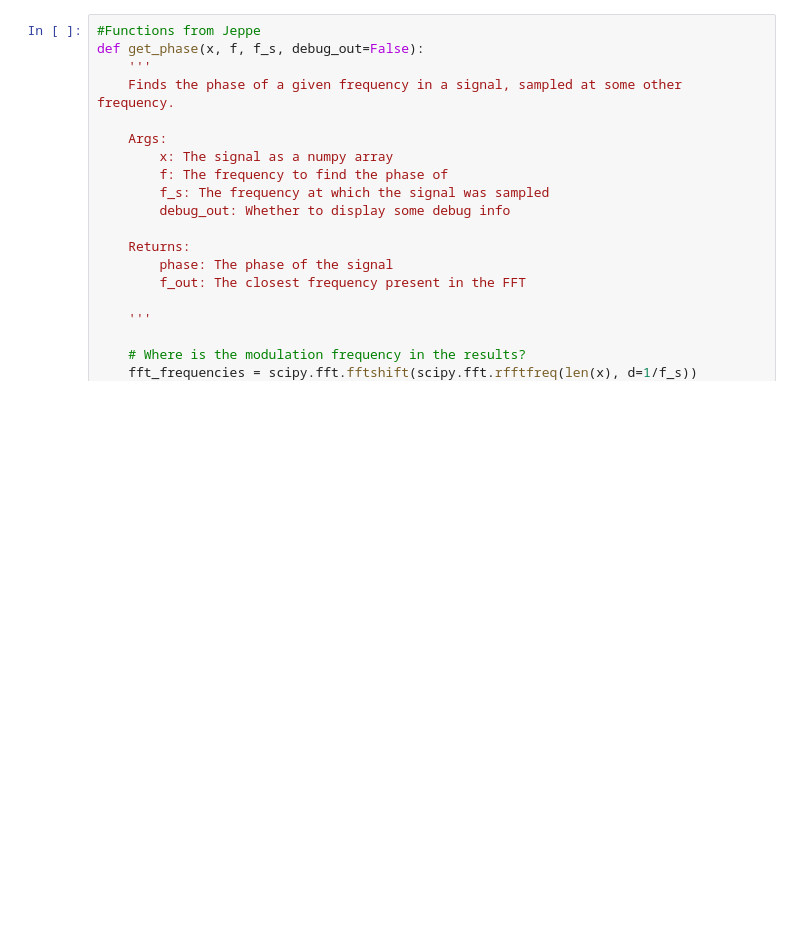
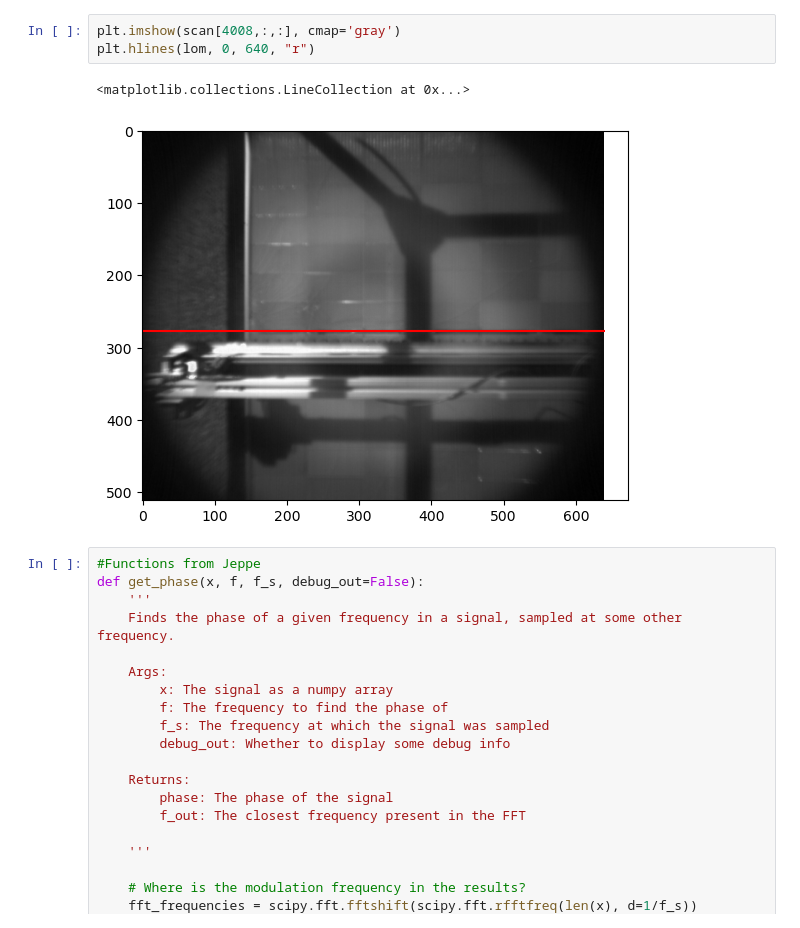
Before and after one commit to JeperoJ/Photoluminescence-scanner, a Jupyter notebook: Software refactor/LIPI_Processing/SNRCalc.ipynb, the cells around one changed output. Drawn from its saved outputs; the diff is of its cells as text; blank space fills up the shorter version.

```diff
--- a/Software refactor/LIPI_Processing/SNRCalc.ipynb
+++ b/Software refactor/LIPI_Processing/SNRCalc.ipynb
@@ -56,3 +68,9 @@ images = load_images(im_path, width, height)  # Adjust width and height as neede
+# %%
+plt.imshow(scan[4008,:,:], cmap='gray')
+plt.hlines(lom, 0, 640, "r")
+# %% [output]
+<matplotlib.collections.LineCollection at 0x...>
+[figure, added]
 # %%
 #Functions from Jeppe
 def get_phase(x, f, f_s, debug_out=False):
```
Also changed, not shown: parts of 6 cells of this notebook.
